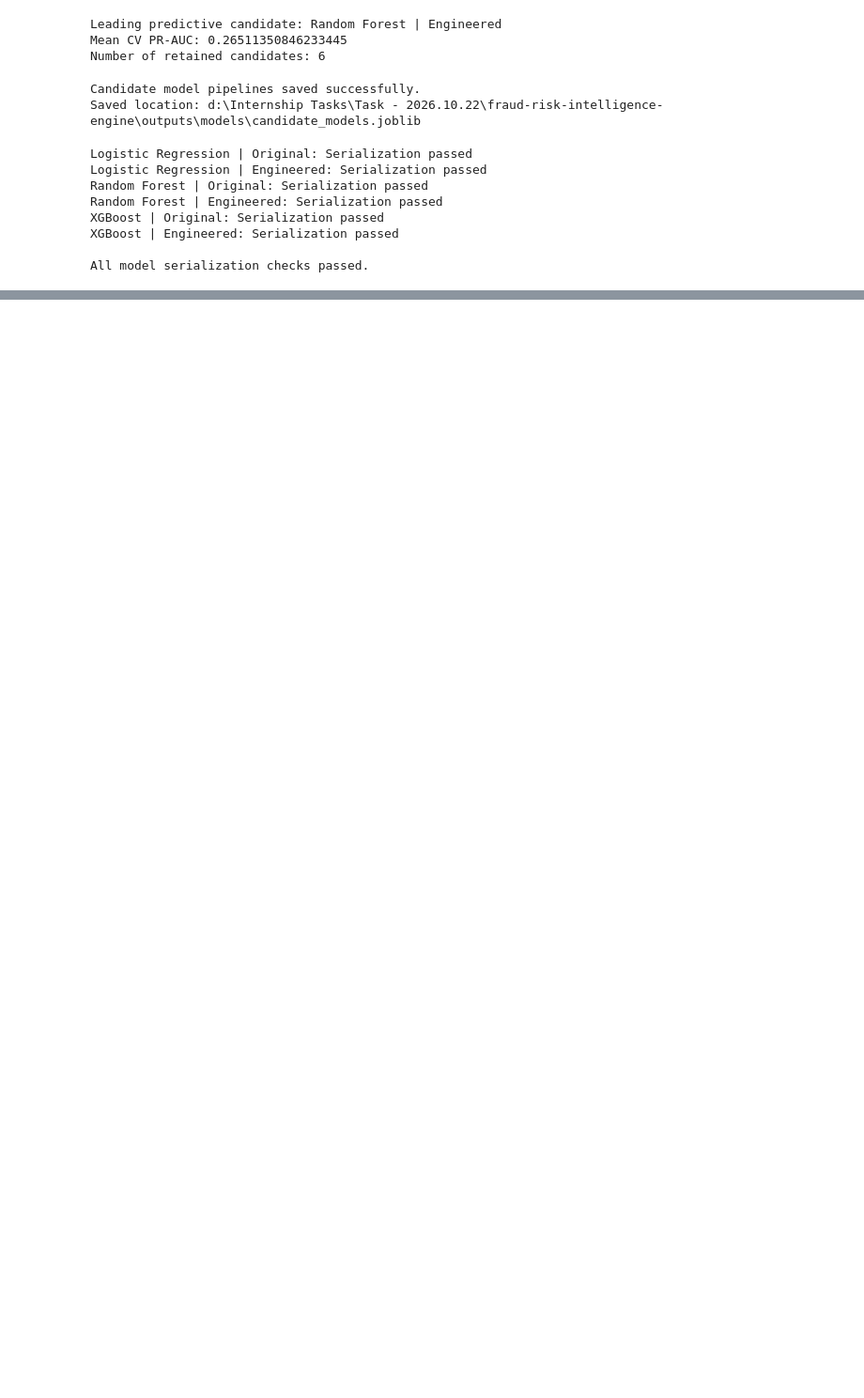
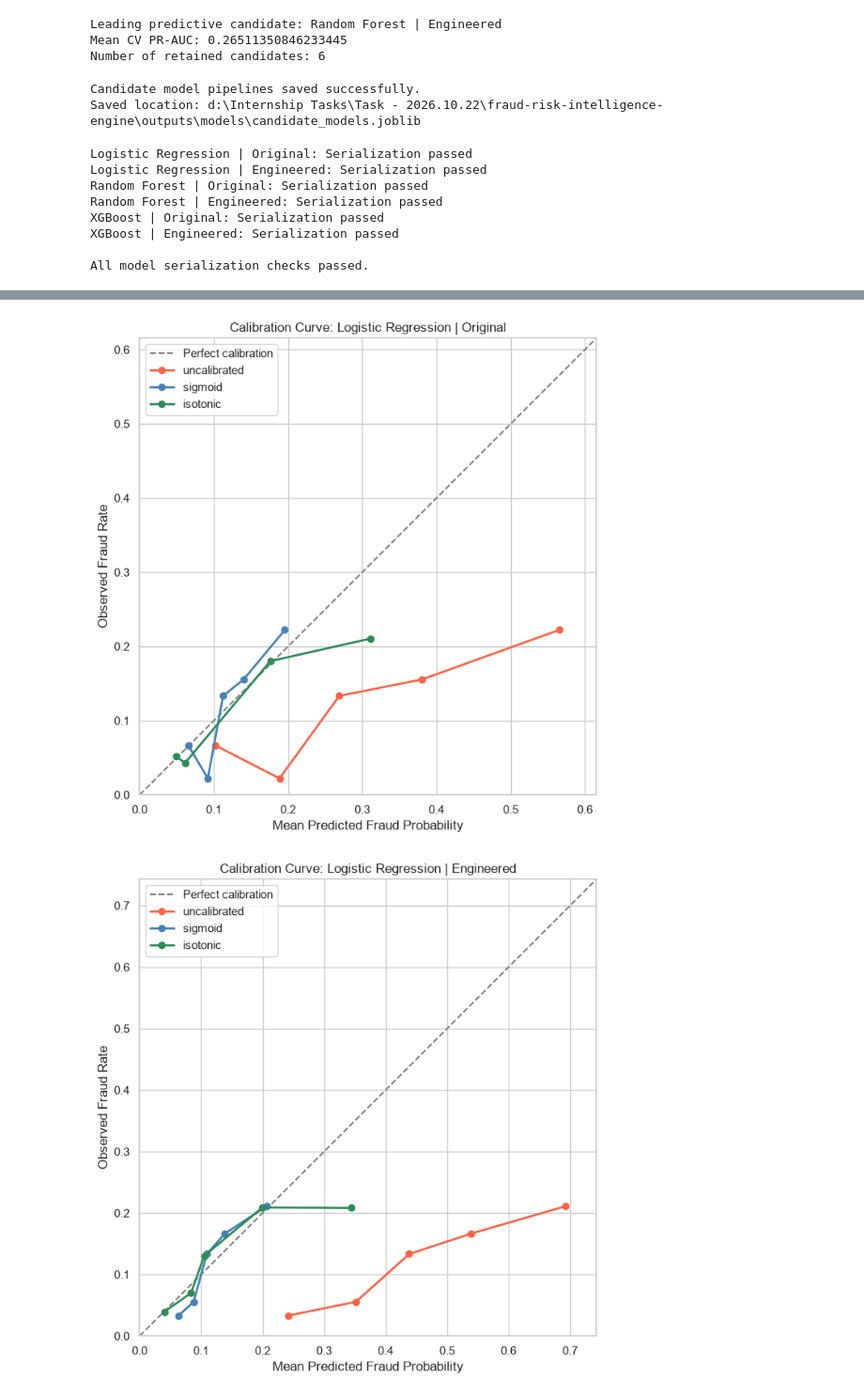
Before and after one commit to Charith-01/fraud-risk-intelligence-engine, a Jupyter notebook: 01_fraud_risk_analysis.ipynb, the cells around one changed output, grey strips where cells are left out. Shown at 94% size. Saved outputs shown, nothing was run; the diff lists cells and outputs as text; code cells hidden in the pictures; blank space fills up the shorter version.

Commit message:
feat: implement probability calibration and reliability analysis

```diff
--- a/01_fraud_risk_analysis.ipynb
+++ b/01_fraud_risk_analysis.ipynb
@@ -3568,0 +3907,23 @@ All model serialization checks passed.
+# %%
+for candidate, probabilities in (
+    calibration_probabilities.items()
+):
+
+    file_name = (
+        candidate.lower()
+        .replace(" | ", "_")
+        .replace(" ", "_")
+    )
+
+    plot_calibration_curves(
+        y_true=y_threshold,
+        probability_sets=probabilities,
+        title=f"Calibration Curve: {candidate}",
+        save_path=FIGURES_DIR / (
+            f"calibration_curve_{file_name}.png"
+        ),
+        n_bins=5
+    )
+# %% [output]
+[figure, added]
+[figure, added]
```
Also changed, not shown: parts of 16 cells of this notebook, 11 other files.
